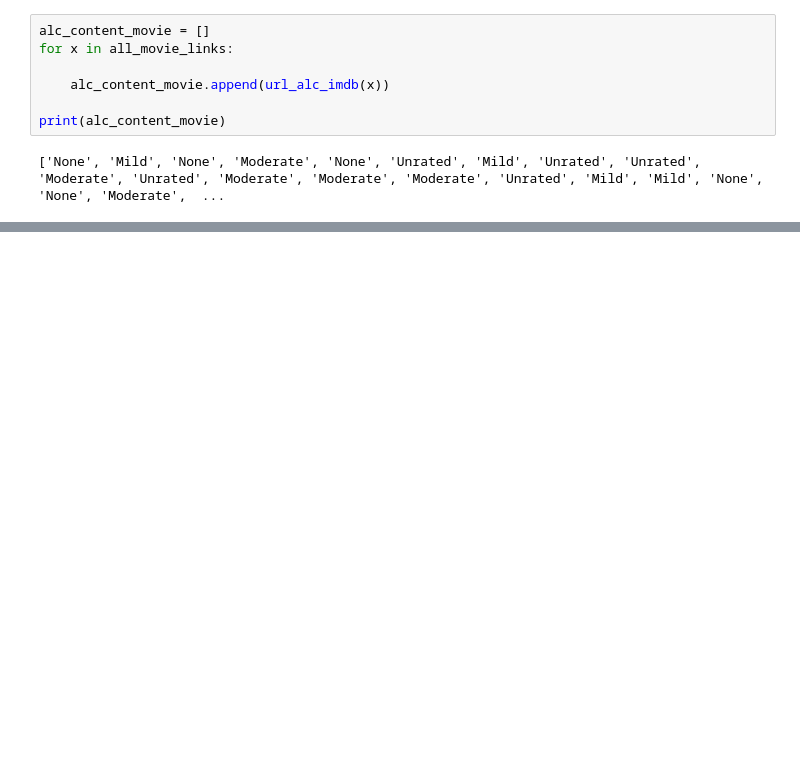
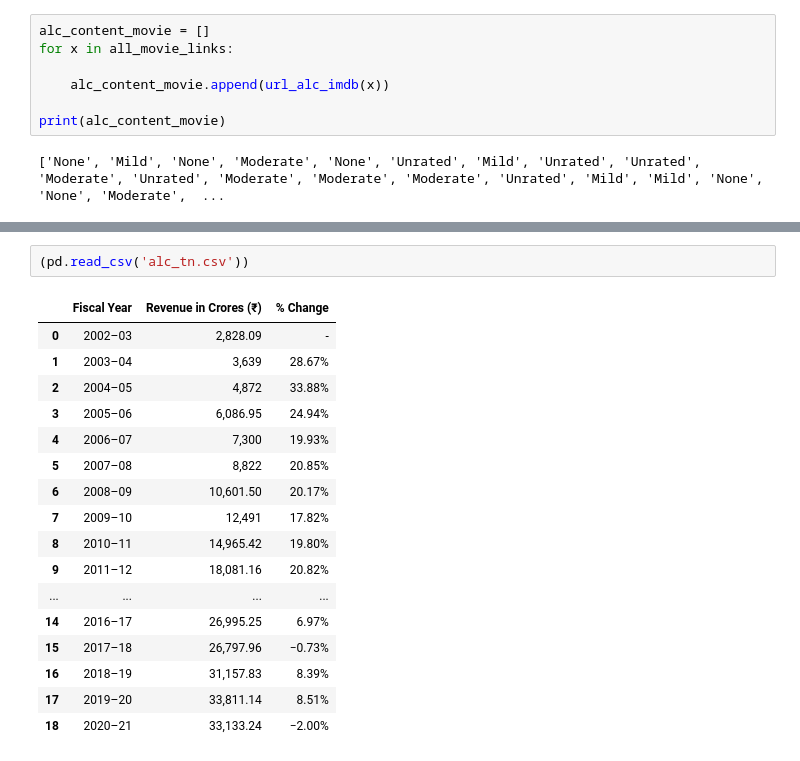
Before and after one commit to Roshni-Bala/Movies-Alcohol-Data-Analysis, a Jupyter notebook: Movies.ipynb, the cells around one changed output, grey strips where cells are left out. Cells and saved outputs as stored; diff of their text form; blank space fills up the shorter version.

```diff
--- a/Movies.ipynb
+++ b/Movies.ipynb
@@ -177,0 +284,20 @@ pd.read_csv('moviesdataset.csv')
+# %%
+(pd.read_csv('alc_tn.csv'))
+# %% [output]
+|  | Fiscal Year | Revenue in Crores (₹) | % Change |
+| 0 | 2002–03 | 2,828.09 | - |
+| 1 | 2003–04 | 3,639 | 28.67% |
+| 2 | 2004–05 | 4,872 | 33.88% |
+| 3 | 2005–06 | 6,086.95 | 24.94% |
+| 4 | 2006–07 | 7,300 | 19.93% |
+| 5 | 2007–08 | 8,822 | 20.85% |
+| 6 | 2008–09 | 10,601.50 | 20.17% |
+| 7 | 2009–10 | 12,491 | 17.82% |
+| 8 | 2010–11 | 14,965.42 | 19.80% |
+| 9 | 2011–12 | 18,081.16 | 20.82% |
+| ... | ... | ... | ... |
+| 14 | 2016–17 | 26,995.25 | 6.97% |
+| 15 | 2017–18 | 26,797.96 | −0.73% |
+| 16 | 2018–19 | 31,157.83 | 8.39% |
+| 17 | 2019–20 | 33,811.14 | 8.51% |
+| 18 | 2020–21 | 33,133.24 | −2.00% |
```
Also changed, not shown: parts of 9 cells of this notebook.
